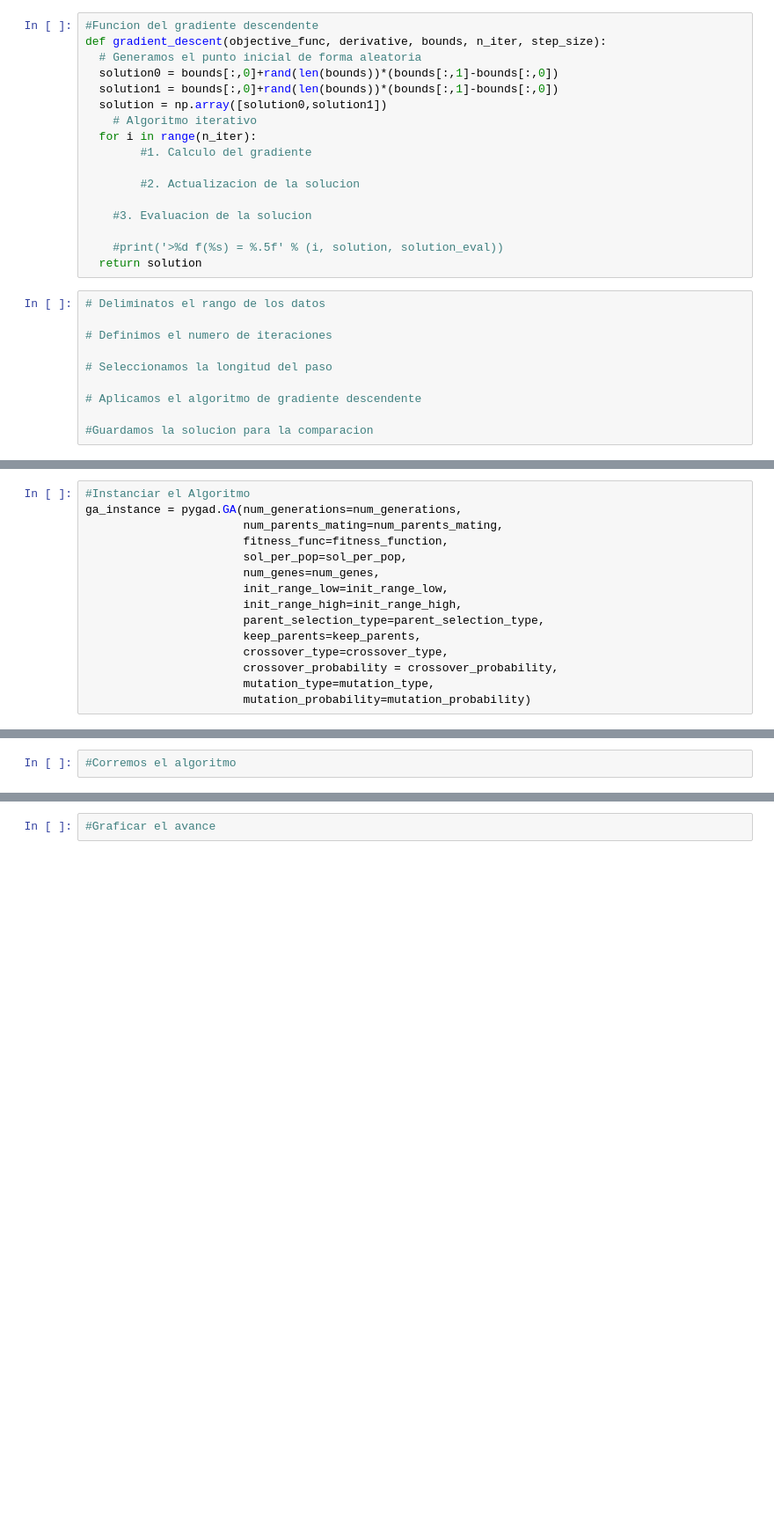
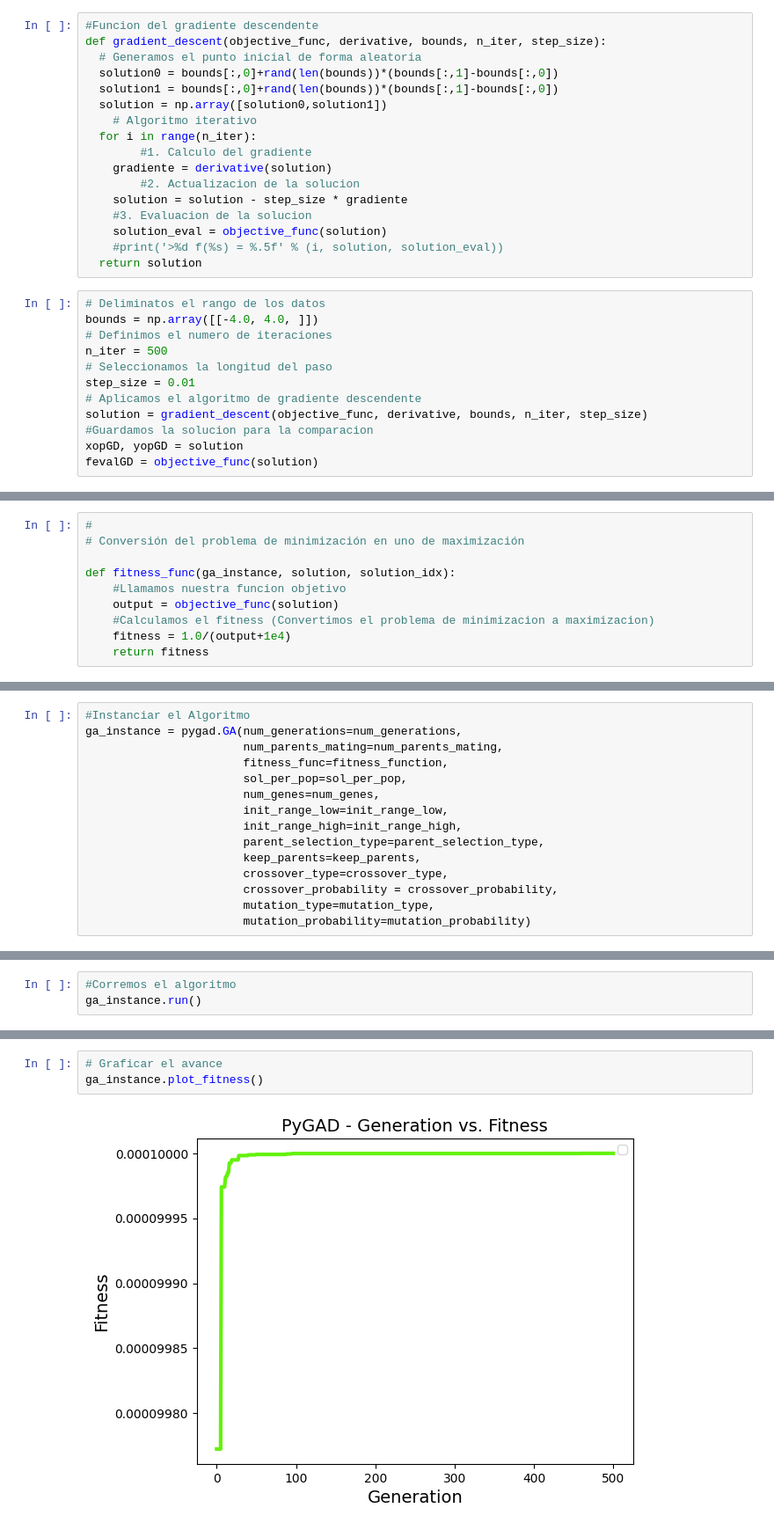
Before and after one commit to scuartasr/genet, a Jupyter notebook: clase/10_Opt_MetaClase7_AG.ipynb, the cells around one changed output, grey strips where cells are left out. Shown at 88% size. Drawn from its saved outputs; the diff is of its cells as text; blank space fills up the shorter version.

```diff
--- a/clase/10_Opt_MetaClase7_AG.ipynb
+++ b/clase/10_Opt_MetaClase7_AG.ipynb
@@ -64,23 +71,25 @@ def gradient_descent(objective_func, derivative, bounds, n_iter, step_size):
 	# Algoritmo iterativo
   for i in range(n_iter):
 		#1. Calculo del gradiente
-
+    gradiente = derivative(solution)
 		#2. Actualizacion de la solucion
-
+    solution = solution - step_size * gradiente
     #3. Evaluacion de la solucion
-
+    solution_eval = objective_func(solution)
     #print('>%d f(%s) = %.5f' % (i, solution, solution_eval))
   return solution
 # %%
 # Deliminatos el rango de los datos
-
+bounds = np.array([[-4.0, 4.0, ]])
 # Definimos el numero de iteraciones
-
+n_iter = 500
 # Seleccionamos la longitud del paso
-
+step_size = 0.01
 # Aplicamos el algoritmo de gradiente descendente
-
+solution = gradient_descent(objective_func, derivative, bounds, n_iter, step_size)
 #Guardamos la solucion para la comparacion
+xopGD, yopGD = solution
+fevalGD = objective_func(solution)
 # %%
 #Grafica de los contornos y punto optimo
 plt.contourf(xv, yv, feval, levels=50, cmap='jet')
@@ -121,0 +144,10 @@ def fitness_func(ga_instance, solution, solution_idx):
+# %%
+#
+# Conversión del problema de minimización en uno de maximización
+
+def fitness_func(ga_instance, solution, solution_idx):
+    #Llamamos nuestra funcion objetivo
+    output = objective_func(solution)
+    #Calculamos el fitness (Convertimos el problema de minimizacion a maximizacion)
+    fitness = 1.0/(output+1e4)
+    return fitness
@@ -165,2 +214,3 @@ ga_instance = pygad.GA(num_generations=num_generations,
 # %%
 #Corremos el algoritmo
+ga_instance.run()
@@ -177,2 +237,5 @@ print(f"Valor optimo para la funcion: = {prediction}")
 # %%
-#Graficar el avance
+# Graficar el avance
+ga_instance.plot_fitness()
+# %% [output]
+[figure, added]
```
Also changed, not shown: parts of 14 cells of this notebook.
